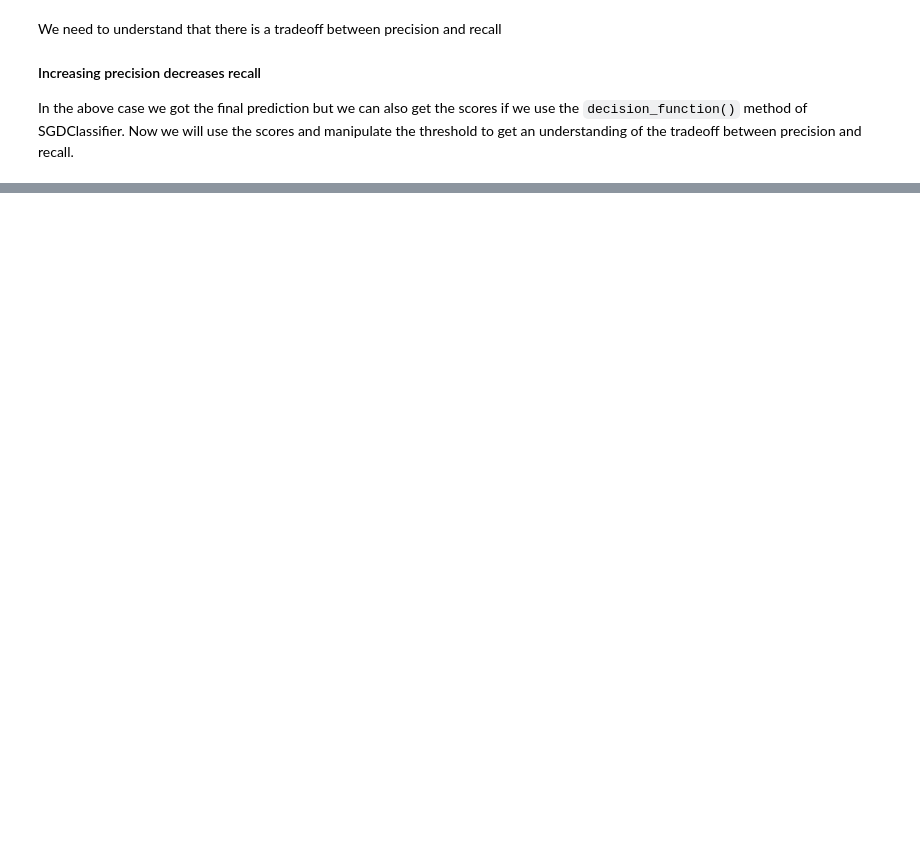
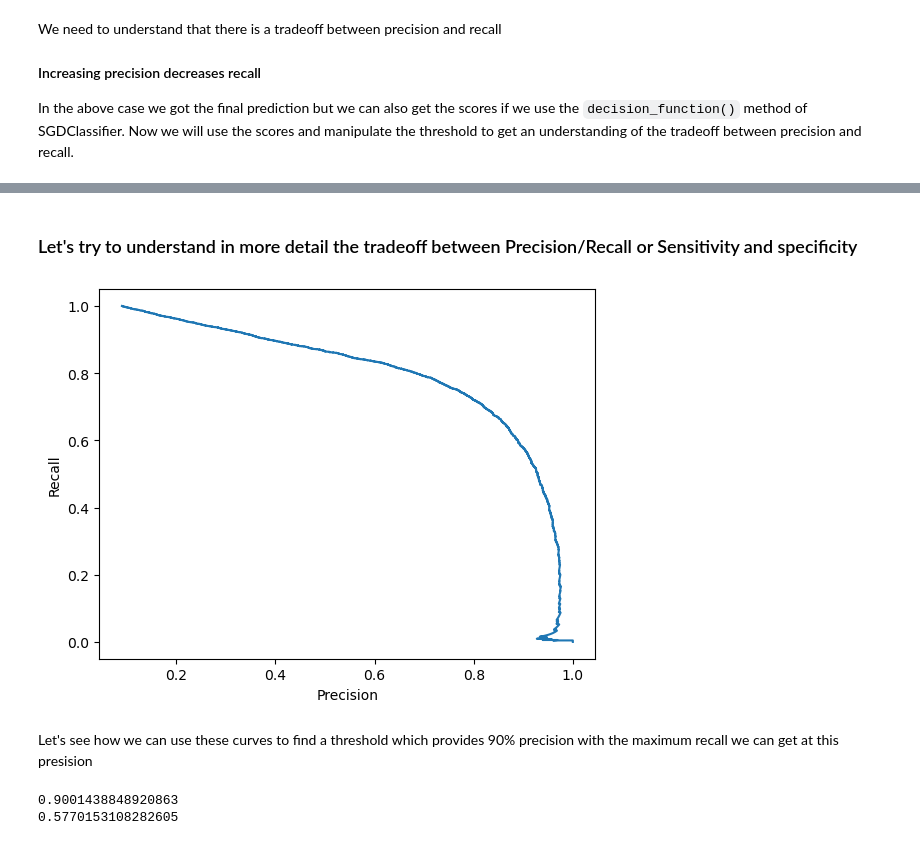
Before and after one commit to vishwaschaudhary/Hands-on-ML-solutions, a Jupyter notebook: MNISTdatasetAnalysis.ipynb, the cells around one changed output, grey strips where cells are left out. Cells and saved outputs as stored; diff of their text form; code cells hidden in the pictures; blank space fills up the shorter version.

```diff
--- a/MNISTdatasetAnalysis.ipynb
+++ b/MNISTdatasetAnalysis.ipynb
@@ -136,0 +141,23 @@ plt.show()
+# %% [markdown]
+### Let's try to understand in more detail the tradeoff between Precision/Recall or Sensitivity and specificity
+# %%
+#Another way of evaluating the model is plotting precision against recall.
+plt.plot(precisions, recalls)
+plt.xlabel("Precision")
+plt.ylabel("Recall")
+plt.show()
+# %% [output]
+[figure, added]
+# %% [markdown]
+Let's see how we can use these curves to find a threshold which provides 90% precision with the maximum recall we can get at this presision
+# %%
+import numpy as np
+threshold_90_precision = thresholds[np.argmax(precisions>=0.90)]
+#using this threshold to predict the classes.
+y_train_pred_90 = (y_train_scores>= threshold_90_precision).astype('int')
+#lets check the precision and recall score
+print(precision_score(y_train_5, y_train_pred_90))
+print(recall_score(y_train_5, y_train_pred_90))
+# %% [output]
+0.9001438848920863
+0.5770153108282605
```
Also changed, not shown: parts of 43 cells of this notebook.
